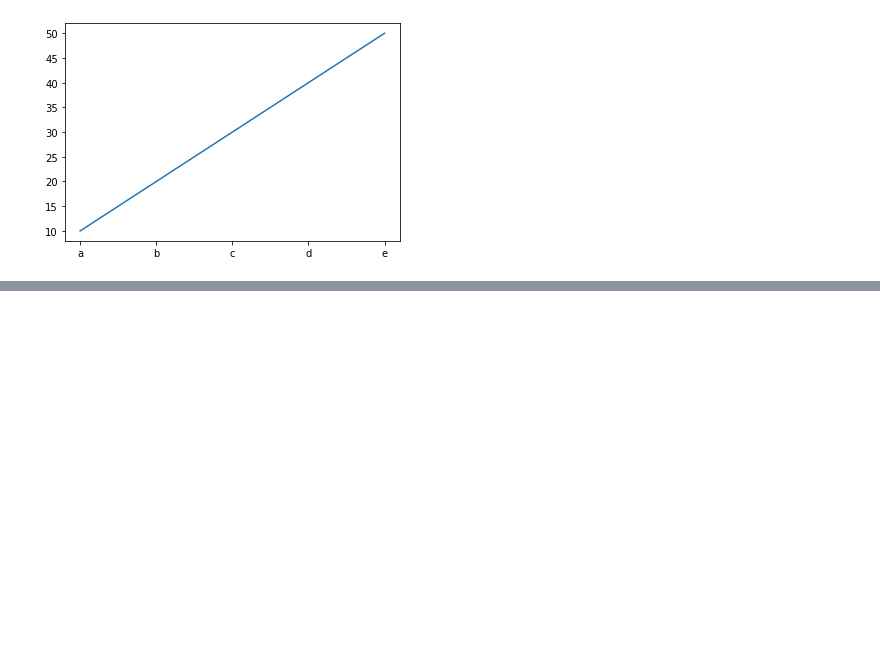
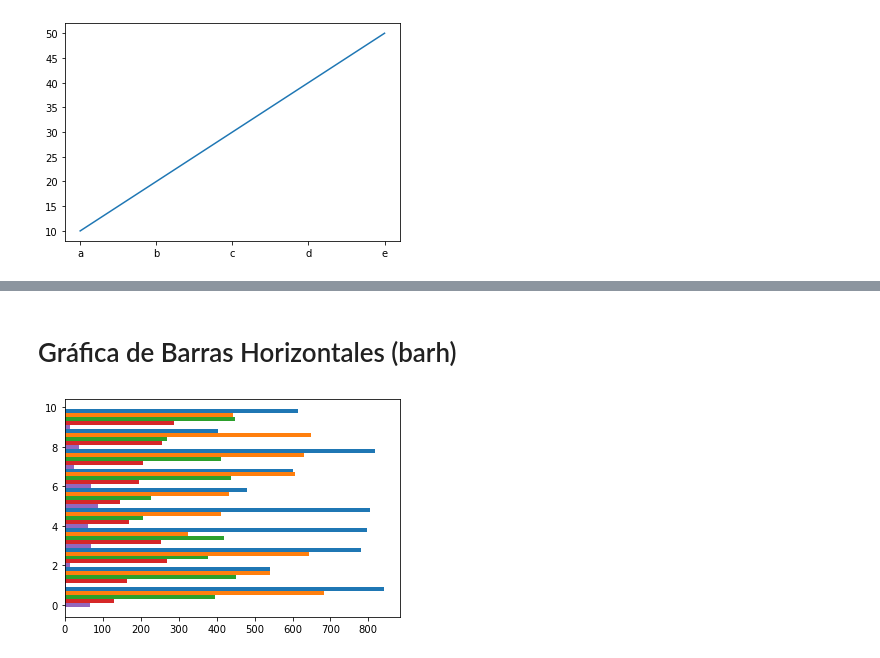
Before and after one commit to saga1555/estudio, a Jupyter notebook: prueba.ipynb, the cells around one changed output, grey strips where cells are left out. Saved outputs shown, nothing was run; the diff lists cells and outputs as text; code cells hidden in the pictures; blank space fills up the shorter version.

```diff
--- a/prueba.ipynb
+++ b/prueba.ipynb
@@ -15,0 +63,12 @@ plt.show()
+# %% [markdown]
+# Gráfica de Barras Horizontales (barh)
+# %%
+plt.barh(eje_x+0.8, nivel5, height = 1/5)
+plt.barh(eje_x+0.6, nivel4, height = 1/5)
+plt.barh(eje_x+0.4, nivel3, height = 1/5)
+plt.barh(eje_x+0.2, nivel2, height = 1/5)
+plt.barh(eje_x,     nivel1, height = 1/5)
+
+plt.show()
+# %% [output]
+[figure, added]
```
Also changed, not shown: parts of 15 cells of this notebook.
